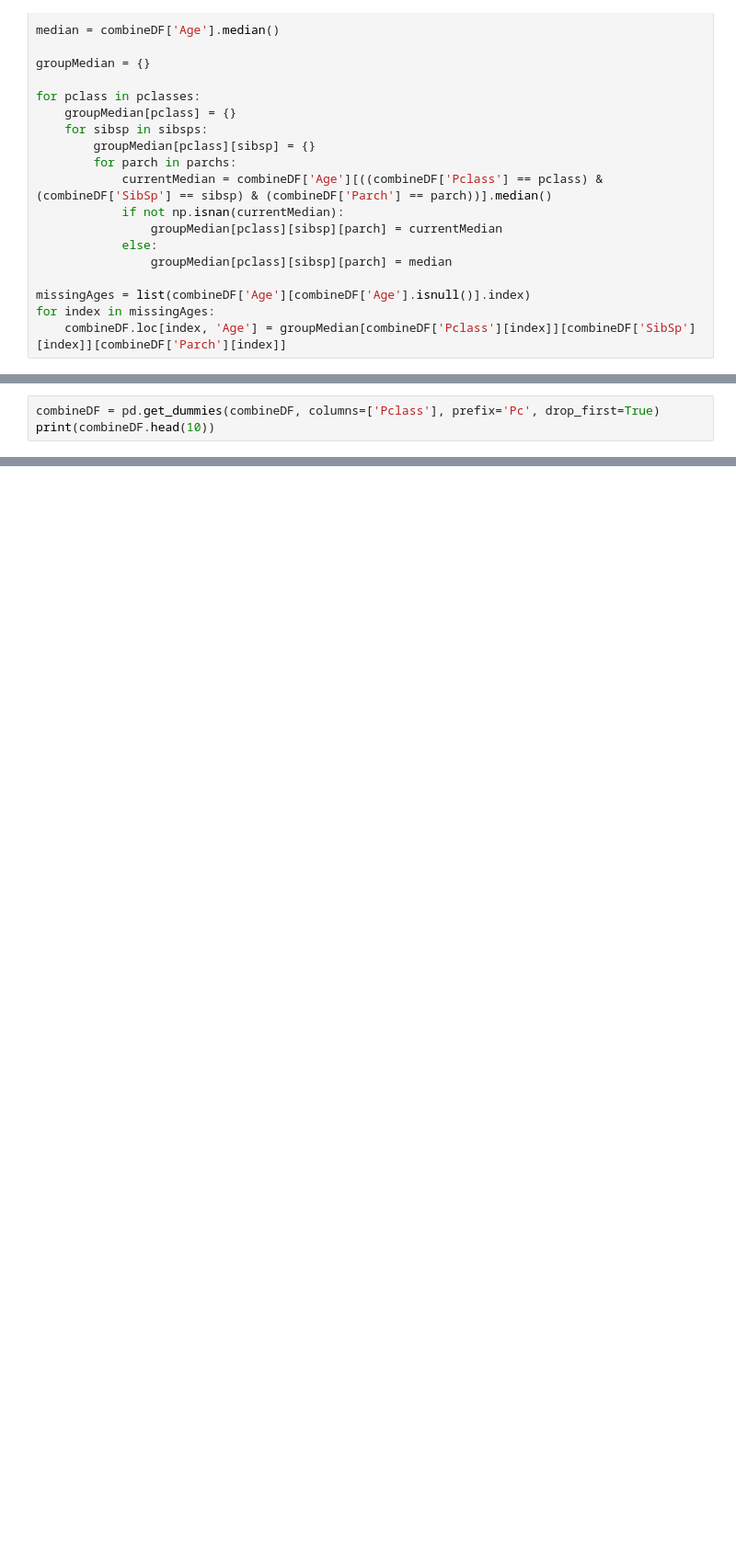
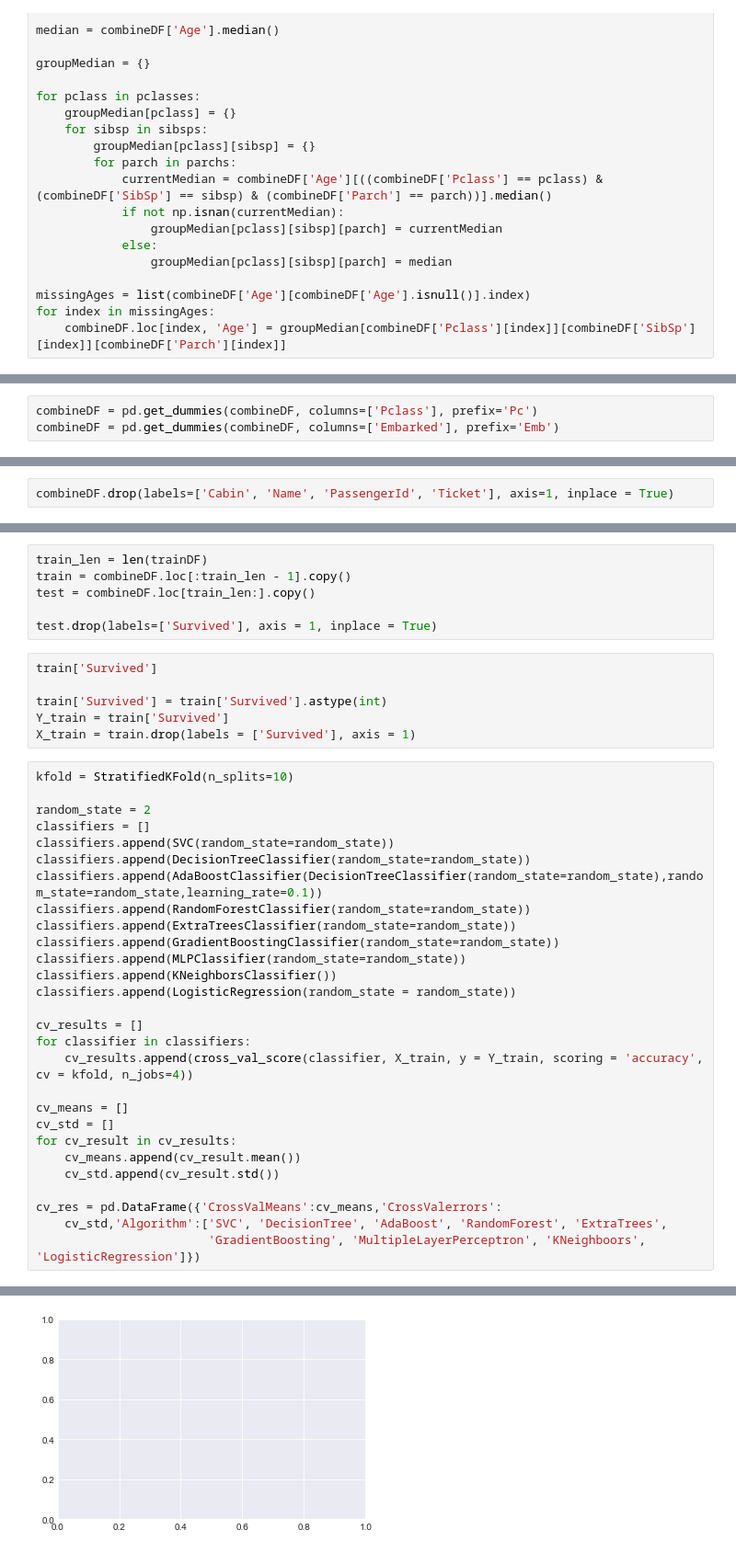
Before and after one commit to lordzsolt/Titanic, a Jupyter notebook: Notebook.ipynb, the cells around one changed output, grey strips where cells are left out. Shown at 92% size. Drawn from its saved outputs; the diff is of its cells as text; blank space fills up the shorter version.

```diff
--- a/Notebook.ipynb
+++ b/Notebook.ipynb
@@ -130,3 +138,3 @@ sns.factorplot(x='Fsize', y='Survived', data=combineDF)
 # %%
-combineDF = pd.get_dummies(combineDF, columns=['Pclass'], prefix='Pc', drop_first=True)
-print(combineDF.head(10))
+combineDF = pd.get_dummies(combineDF, columns=['Pclass'], prefix='Pc')
+combineDF = pd.get_dummies(combineDF, columns=['Embarked'], prefix='Emb')
@@ -150,0 +143,2 @@ print(combineDF.head(10))
+# %%
+combineDF.drop(labels=['Cabin', 'Name', 'PassengerId', 'Ticket'], axis=1, inplace = True)
@@ -150,0 +156,41 @@ print(combineDF.head(10))
+# %%
+train_len = len(trainDF)
+train = combineDF.loc[:train_len - 1].copy()
+test = combineDF.loc[train_len:].copy()
+
+test.drop(labels=['Survived'], axis = 1, inplace = True)
+# %%
+train['Survived']
+
+train['Survived'] = train['Survived'].astype(int)
+Y_train = train['Survived']
+X_train = train.drop(labels = ['Survived'], axis = 1)
+# %%
+kfold = StratifiedKFold(n_splits=10)
+
+random_state = 2
+classifiers = []
+classifiers.append(SVC(random_state=random_state))
+classifiers.append(DecisionTreeClassifier(random_state=random_state))
+classifiers.append(AdaBoostClassifier(DecisionTreeClassifier(random_state=random_state),random_state=random_state,learning_rate=0.1))
+classifiers.append(RandomForestClassifier(random_state=random_state))
+classifiers.append(ExtraTreesClassifier(random_state=random_state))
+classifiers.append(GradientBoostingClassifier(random_state=random_state))
+classifiers.append(MLPClassifier(random_state=random_state))
+classifiers.append(KNeighborsClassifier())
+classifiers.append(LogisticRegression(random_state = random_state))
+
+cv_results = []
+for classifier in classifiers:
+    cv_results.append(cross_val_score(classifier, X_train, y = Y_train, scoring = 'accuracy',  cv = kfold, n_jobs=4))
+
+cv_means = []
+cv_std = []
+for cv_result in cv_results:
+    cv_means.append(cv_result.mean())
+    cv_std.append(cv_result.std())
+
+cv_res = pd.DataFrame({'CrossValMeans':cv_means,'CrossValerrors':
+	cv_std,'Algorithm':['SVC', 'DecisionTree', 'AdaBoost', 'RandomForest', 'ExtraTrees',
+                        'GradientBoosting', 'MultipleLayerPerceptron', 'KNeighboors', 'LogisticRegression']})
+# %% [output]
@@ -150,0 +198 @@ print(combineDF.head(10))
+[figure, added]
```
Also changed, not shown: parts of 31 cells of this notebook, 2 other files.
